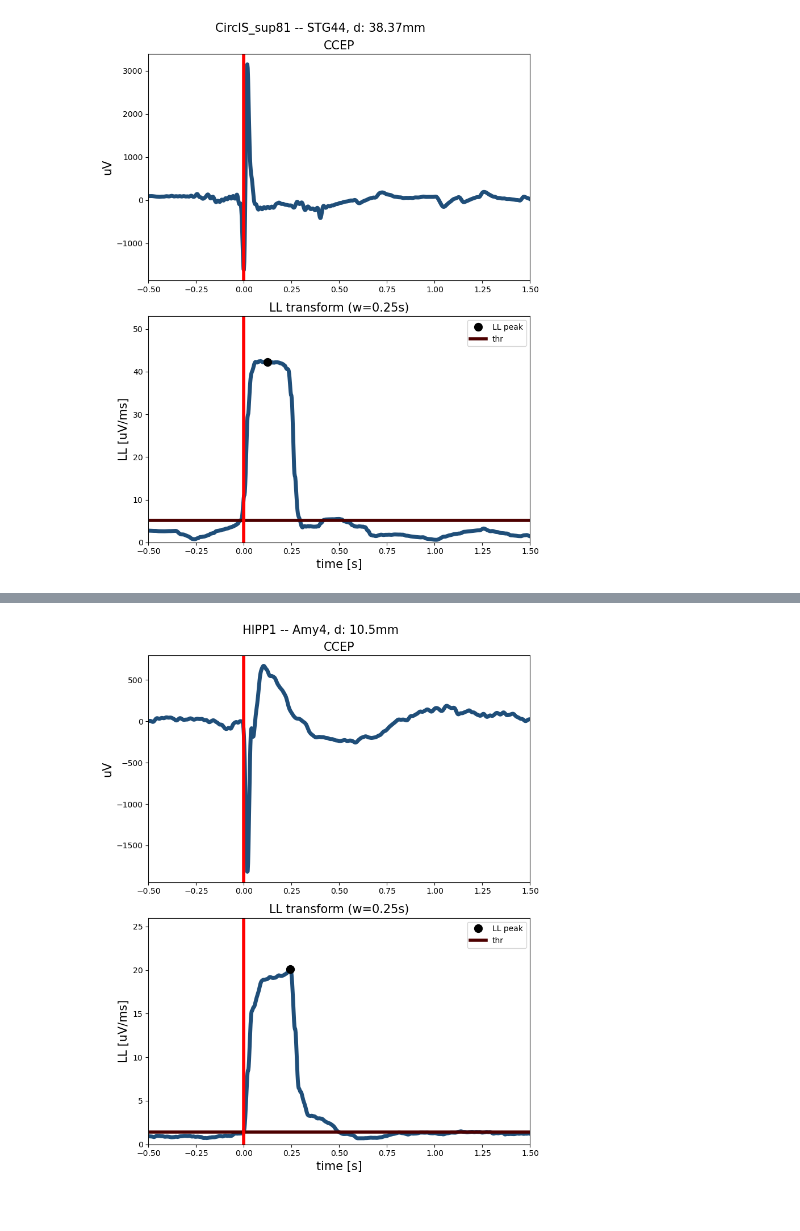
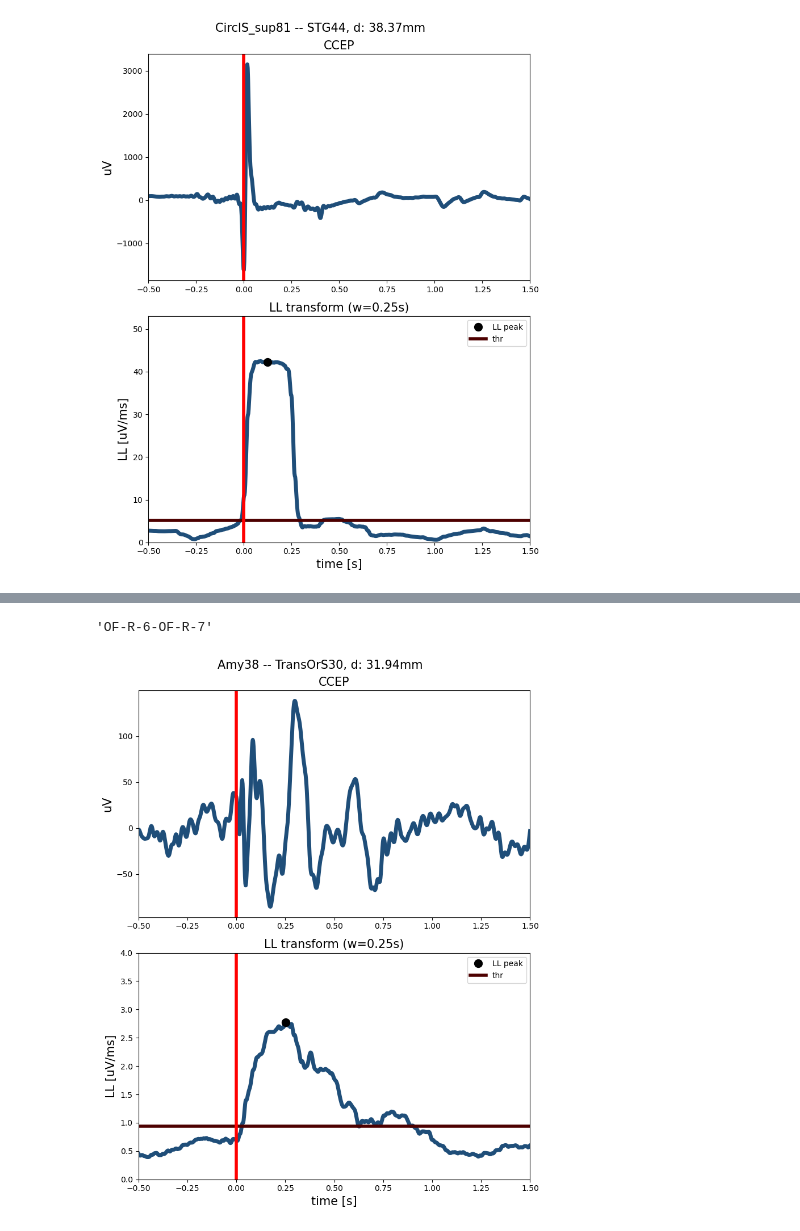
Before and after one commit to vellen23/CCEP_human, a Jupyter notebook: Python_Analysis/EvM/BM_single_EL028.ipynb, the cells around one changed output, grey strips where cells are left out. Drawn from its saved outputs; the diff is of its cells as text; code cells hidden in the pictures.

```diff
--- a/Python_Analysis/EvM/BM_single_EL028.ipynb
+++ b/Python_Analysis/EvM/BM_single_EL028.ipynb
@@ -201,9 +239,13 @@ plot_connection(con_sel.Stim.values[k],con_sel.Chan.values[k])
 # %%
 sc_all, rc_all = np.where(M>0) #all connection pairs
 k = -1
+# %%
+labels_clinic[29]
+# %% [output]
+'OF-R-6-OF-R-7'
 # %%
-sc = 0
-rc = 3
+sc = 37
+rc = 29
 plot_connection(sc,rc)
 # %% [output]
-[figure, old version]
+[figure, new version]
```
Also changed, not shown: parts of 2 cells of this notebook, 31 other files.
